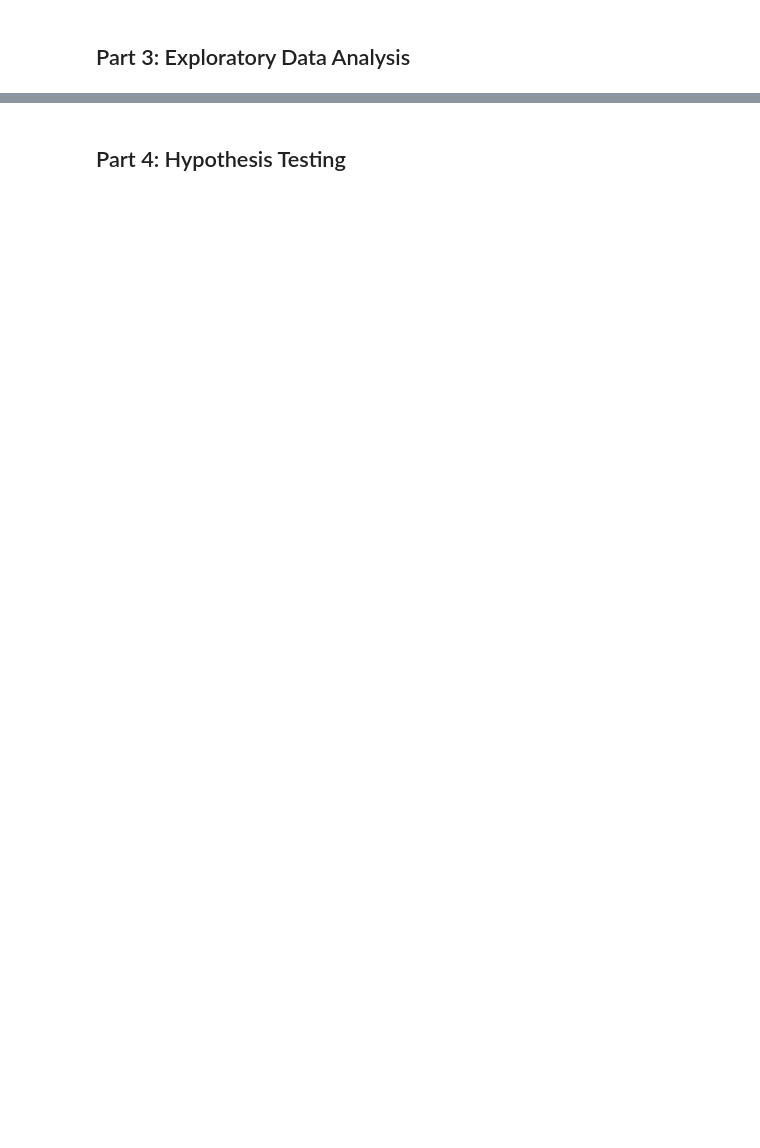
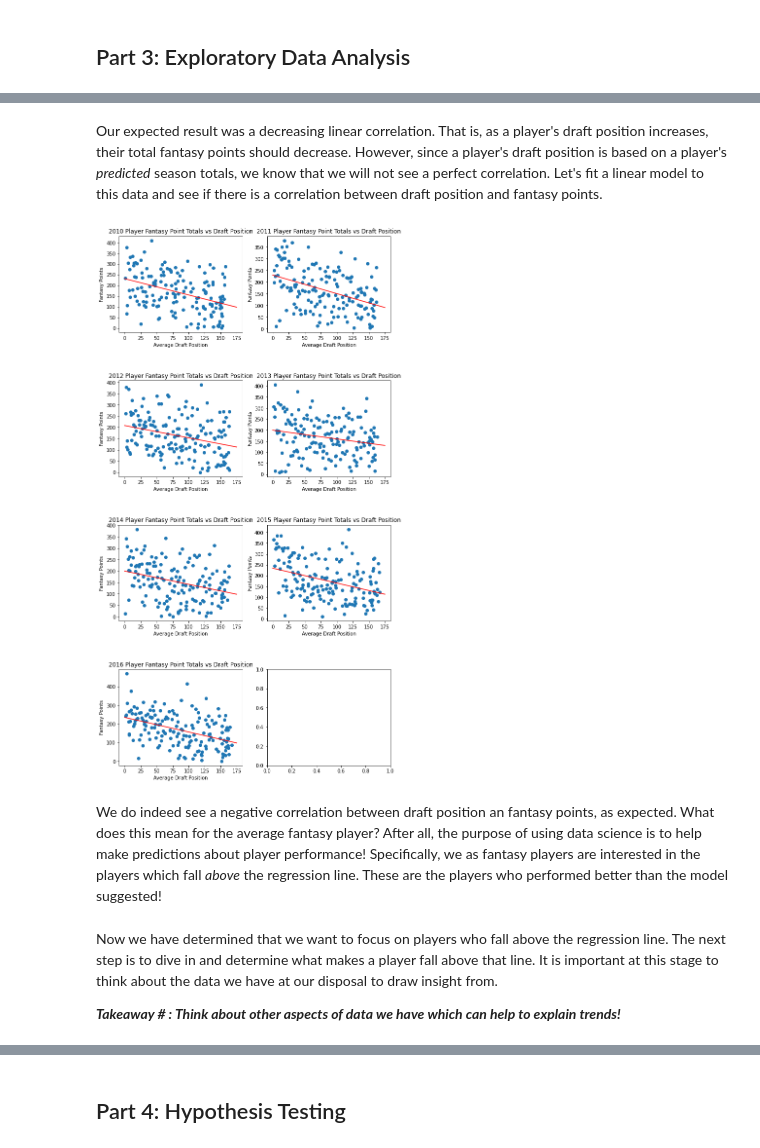
Before and after one commit to jwelsh8/jwelsh8.github.io, a Jupyter notebook: FFB_Tutorial.ipynb, the cells around one changed output, grey strips where cells are left out. Cells and saved outputs as stored; diff of their text form; code cells hidden in the pictures; blank space fills up the shorter version.

```diff
--- a/FFB_Tutorial.ipynb
+++ b/FFB_Tutorial.ipynb
@@ -90,0 +437,25 @@ week_df
+# %% [markdown]
+Our expected result was a decreasing linear correlation. That is, as a player's draft position increases, their total fantasy points should decrease. However, since a player's draft position is based on a player's *predicted* season totals, we know that we will not see a perfect correlation. Let's fit a linear model to this data and see if there is a correlation between draft position and fantasy points.
+# %%
+fig, axs = plt.subplots(nrows=4,ncols=2,figsize=(10,20), constrained_layout = True)
+plt.subplots_adjust(hspace=0.5)
+for year, year_df, ax in zip(range(2010, 2021),all_years_df,axs.ravel()):
+  ax.scatter(year_df['Overall'], year_df['FantasyPoints'])
+  ax.set_xlabel('Average Draft Position')
+  ax.set_ylabel('Fantasy Points')
+  ax.set_title(str(year) + ' Player Fantasy Point Totals vs Draft Position')
+
+
+  #Add linear regression line
+  b,a = np.polyfit(list(year_df['Overall']),list(year_df['FantasyPoints']),deg=1)
+  x_seq = np.linspace(0, 175, 176)
+  ax.plot(x_seq,a+b*x_seq,color='red')
+plt.show()
+# %% [output]
+[figure, added]
+# %% [markdown]
+We do indeed see a negative correlation between draft position an fantasy points, as expected. What does this mean for the average fantasy player? After all, the purpose of using data science is to help make predictions about player performance! Specifically, we as fantasy players are interested in the players which fall *above* the regression line. These are the players who performed better than the model suggested!
+# %% [markdown]
+Now we have determined that we want to focus on players who fall above the regression line. The next step is to dive in and determine what makes a player fall above that line. It is important at this stage to think about the data we have at our disposal to draw insight from.
+
+***Takeaway # : Think about other aspects of data we have which can help to explain trends!***
```
Also changed, not shown: parts of 68 cells of this notebook, 1 other file.
